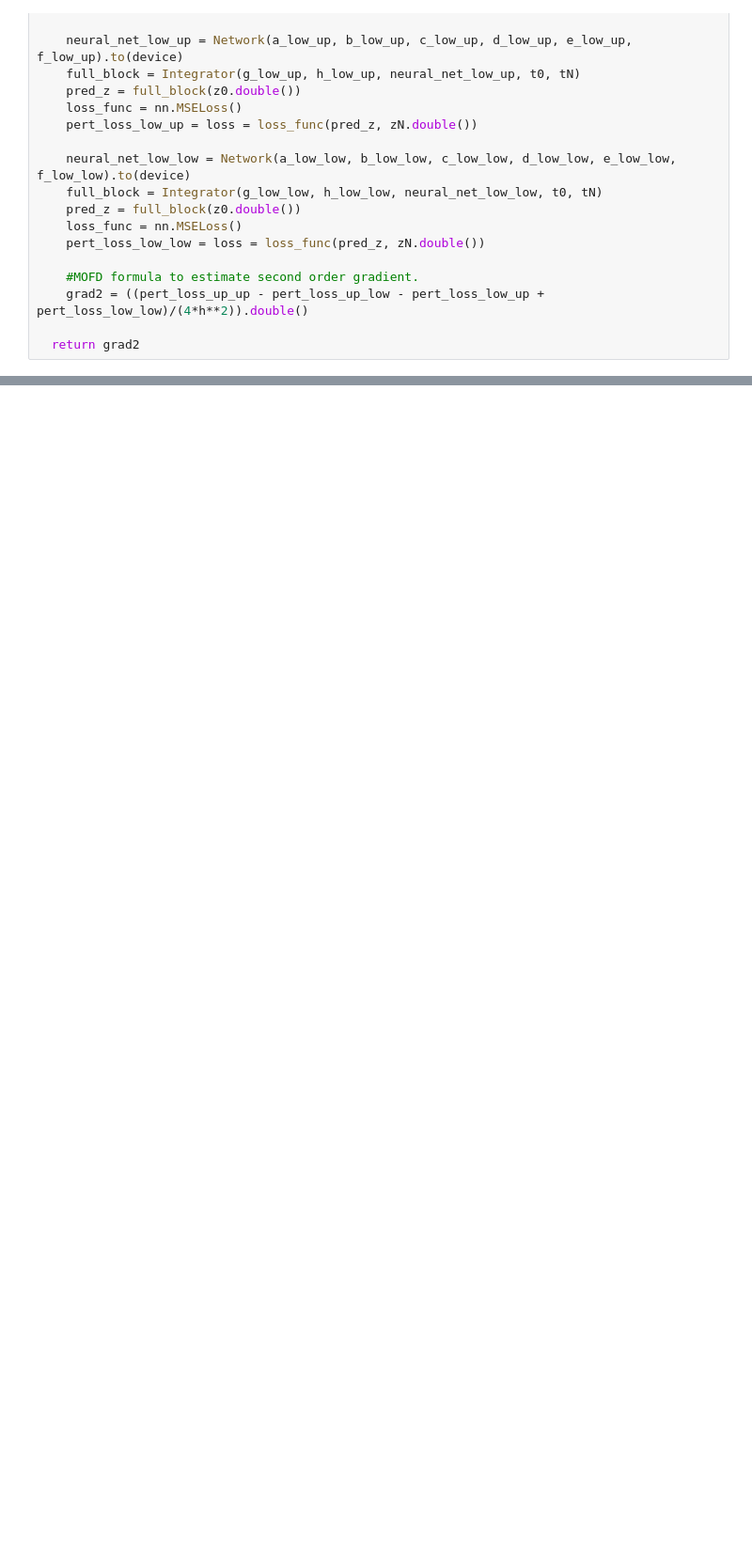
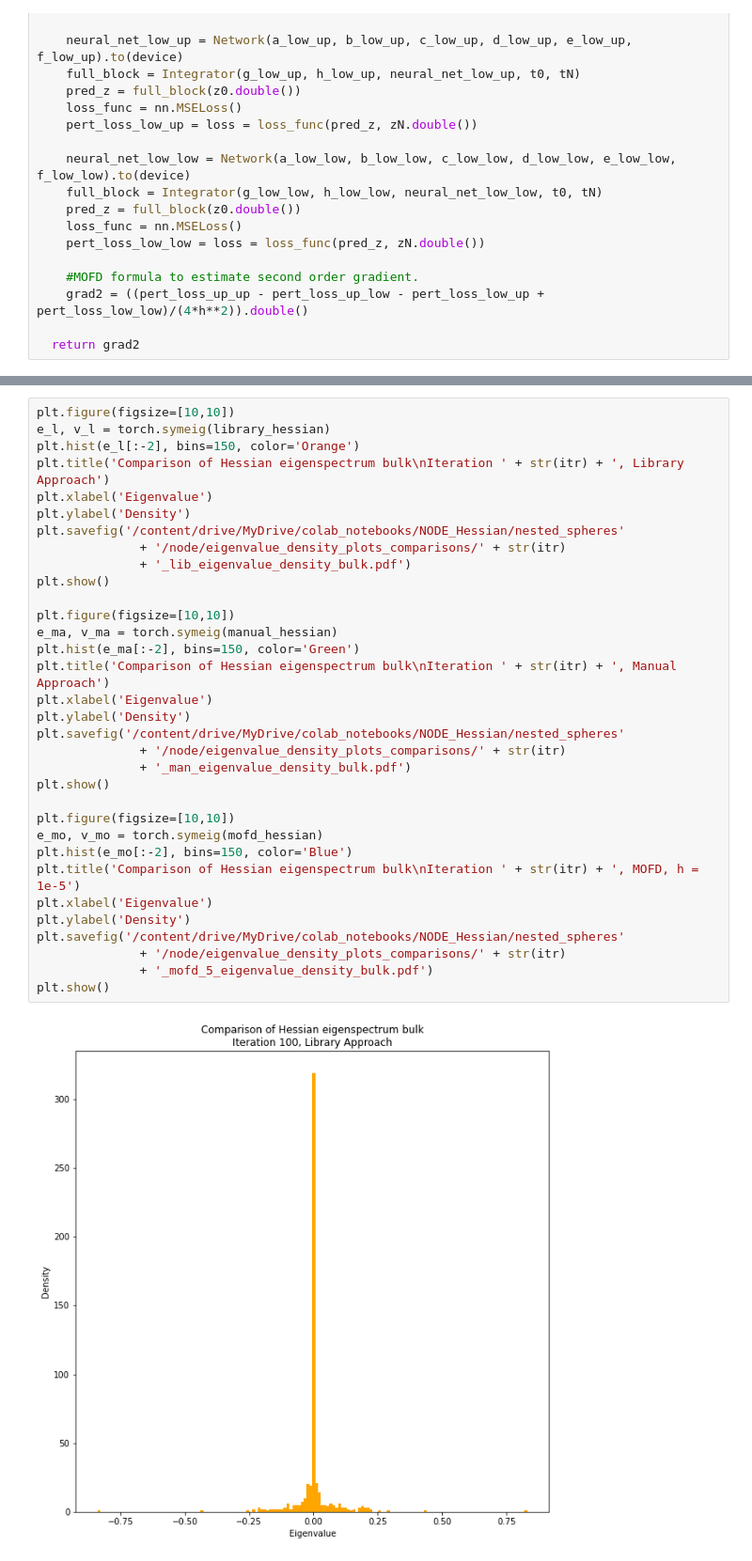
Before and after one commit to Lawrencium256/NODE_Hessian, a Jupyter notebook: nested_spheres/nested_spheres_hessians.ipynb, the cells around one changed output, grey strips where cells are left out. Shown: that part at 94% size. Saved outputs shown, nothing was run; the diff lists cells and outputs as text; blank space fills up the shorter version.

```diff
--- a/nested_spheres/nested_spheres_hessians.ipynb
+++ b/nested_spheres/nested_spheres_hessians.ipynb
@@ -549,0 +608,35 @@ plt.show()
+# %%
+plt.figure(figsize=[10,10])
+e_l, v_l = torch.symeig(library_hessian)
+plt.hist(e_l[:-2], bins=150, color='Orange')
+plt.title('Comparison of Hessian eigenspectrum bulk\nIteration ' + str(itr) + ', Library Approach')
+plt.xlabel('Eigenvalue')
+plt.ylabel('Density')
+plt.savefig('/content/drive/MyDrive/colab_notebooks/NODE_Hessian/nested_spheres'
+              + '/node/eigenvalue_density_plots_comparisons/' + str(itr)
+              + '_lib_eigenvalue_density_bulk.pdf')
+plt.show()
+
+plt.figure(figsize=[10,10])
+e_ma, v_ma = torch.symeig(manual_hessian)
+plt.hist(e_ma[:-2], bins=150, color='Green')
+plt.title('Comparison of Hessian eigenspectrum bulk\nIteration ' + str(itr) + ', Manual Approach')
+plt.xlabel('Eigenvalue')
+plt.ylabel('Density')
+plt.savefig('/content/drive/MyDrive/colab_notebooks/NODE_Hessian/nested_spheres'
+              + '/node/eigenvalue_density_plots_comparisons/' + str(itr)
+              + '_man_eigenvalue_density_bulk.pdf')
+plt.show()
+
+plt.figure(figsize=[10,10])
+e_mo, v_mo = torch.symeig(mofd_hessian)
+plt.hist(e_mo[:-2], bins=150, color='Blue')
+plt.title('Comparison of Hessian eigenspectrum bulk\nIteration ' + str(itr) + ', MOFD, h = 1e-5')
+plt.xlabel('Eigenvalue')
+plt.ylabel('Density')
+plt.savefig('/content/drive/MyDrive/colab_notebooks/NODE_Hessian/nested_spheres'
+              + '/node/eigenvalue_density_plots_comparisons/' + str(itr)
+              + '_mofd_5_eigenvalue_density_bulk.pdf')
+plt.show()
+# %% [output]
+[figure, added]
```
Also changed, not shown: parts of 17 cells of this notebook, 44 other files.
